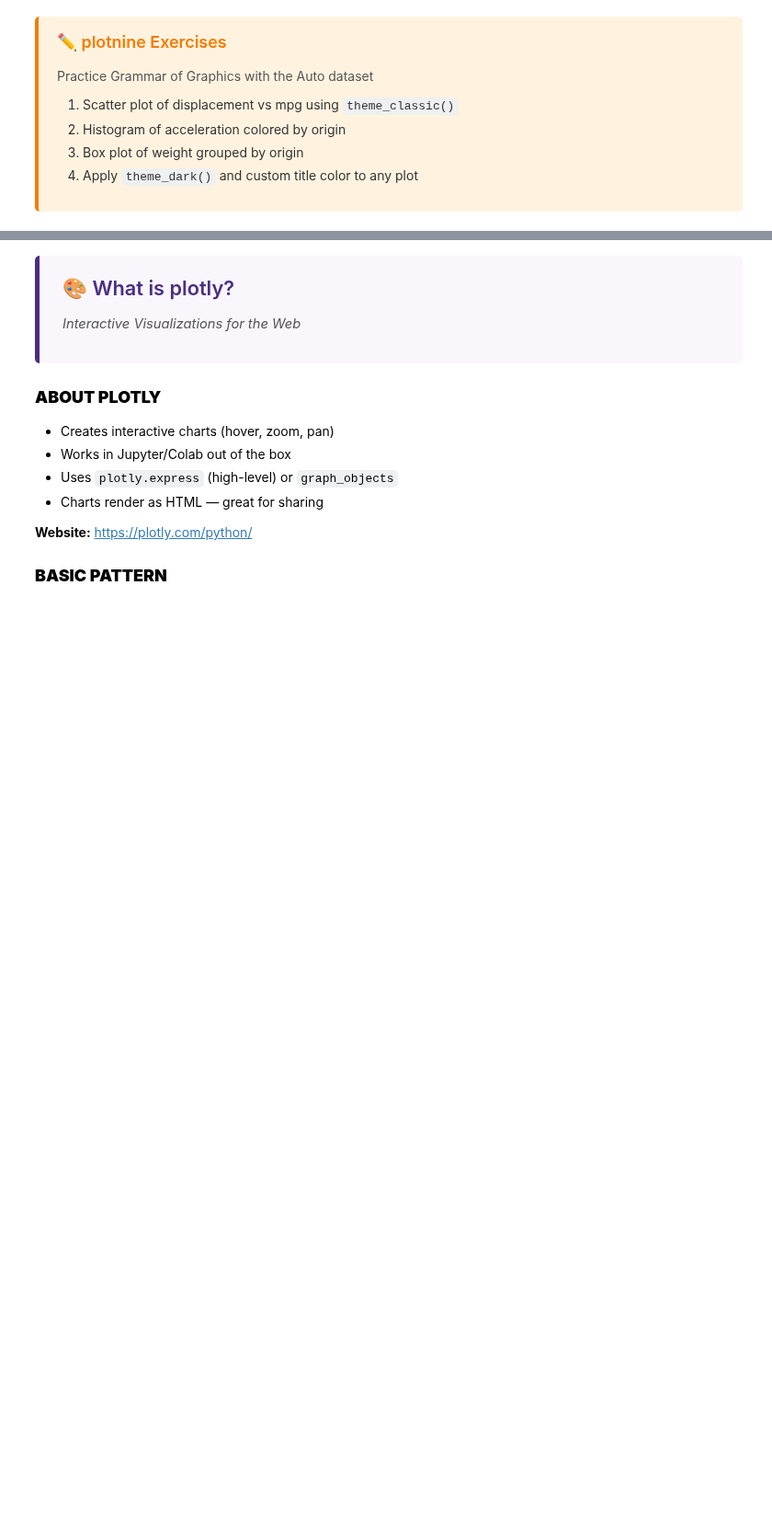
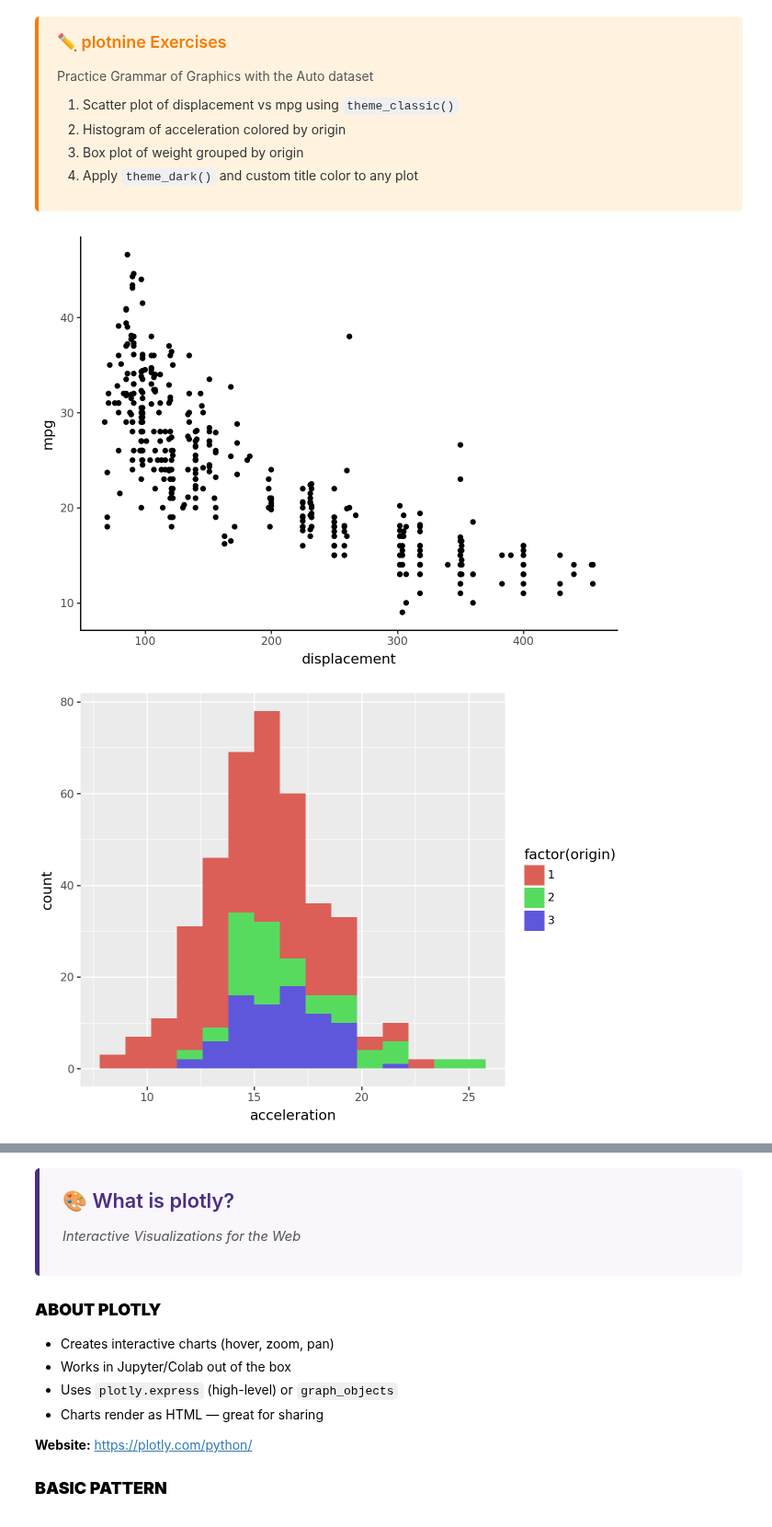
Before and after one commit to madinaadam/BDATA200, a Jupyter notebook: Lecture_2_Data_Workflow_Solution.ipynb, the cells around one changed output, grey strips where cells are left out. Shown at 92% size. Cells and saved outputs as stored; diff of their text form; code cells hidden in the pictures; blank space fills up the shorter version.

```diff
--- a/Lecture_2_Data_Workflow_Solution.ipynb
+++ b/Lecture_2_Data_Workflow_Solution.ipynb
@@ -1151,0 +1461,40 @@ from plotnine import *
+# %%
+# Your solution here
+import pandas as pd
+from plotnine import *
+from IPython.display import display
+
+url = "https://raw.githubusercontent.com/madinaadam/BDATA200/refs/heads/main/Data/Auto.csv"
+auto = pd.read_csv(url)
+
+auto["horsepower"] = pd.to_numeric(auto["horsepower"], errors="coerce")
+
+plot1 = (
+    ggplot(auto, aes("displacement", "mpg"))
+    + geom_point()
+    + theme_classic()
+)
+
+plot2 = (
+    ggplot(auto, aes(x="acceleration", fill="factor(origin)"))
+    + geom_histogram(bins=15)
+)
+
+plot3 = (
+    ggplot(auto, aes(x="factor(origin)", y="weight"))
+    + geom_boxplot()
+)
+
+plot4 = (
+    ggplot(auto, aes("horsepower", "mpg"))
+    + geom_point()
+    + theme_dark()
+)
+
+display(plot1)
+display(plot2)
+display(plot3)
+display(plot4)
+# %% [output]
+[figure, added]
+[figure, added]
```
Also changed, not shown: parts of 42 cells of this notebook.
